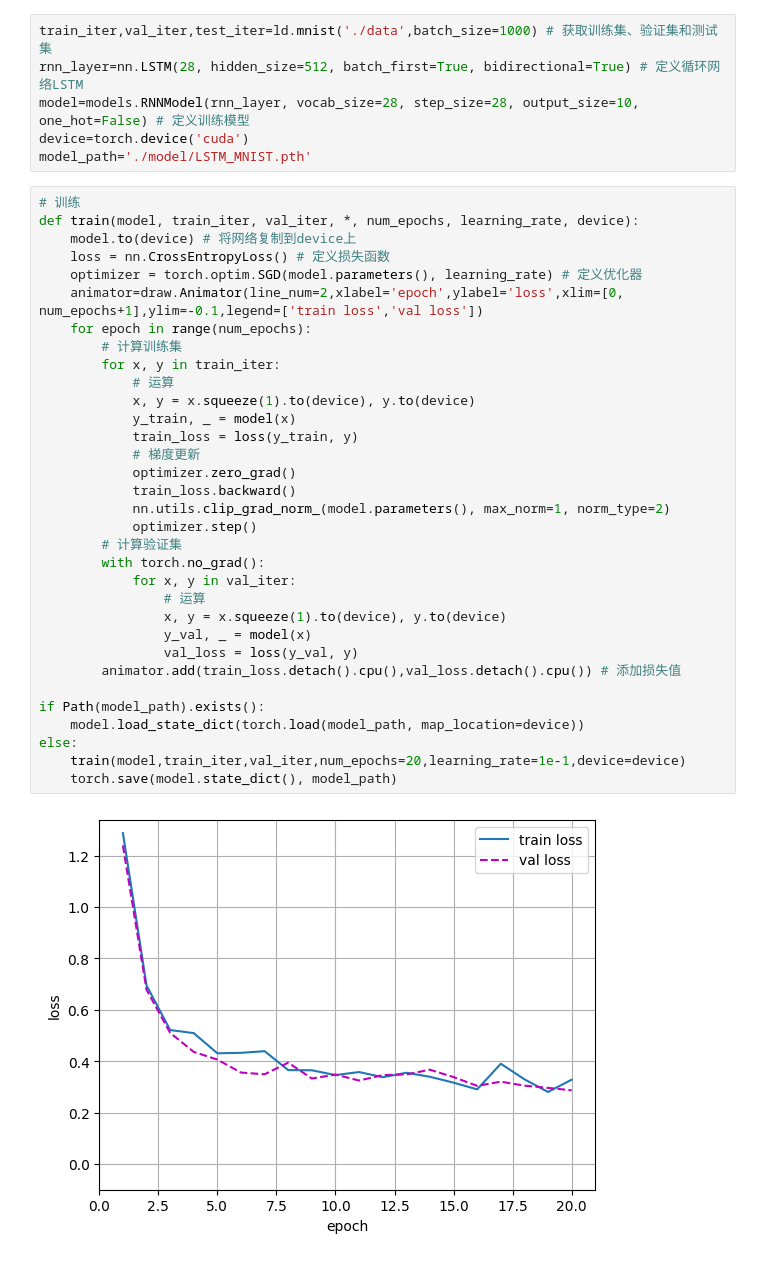
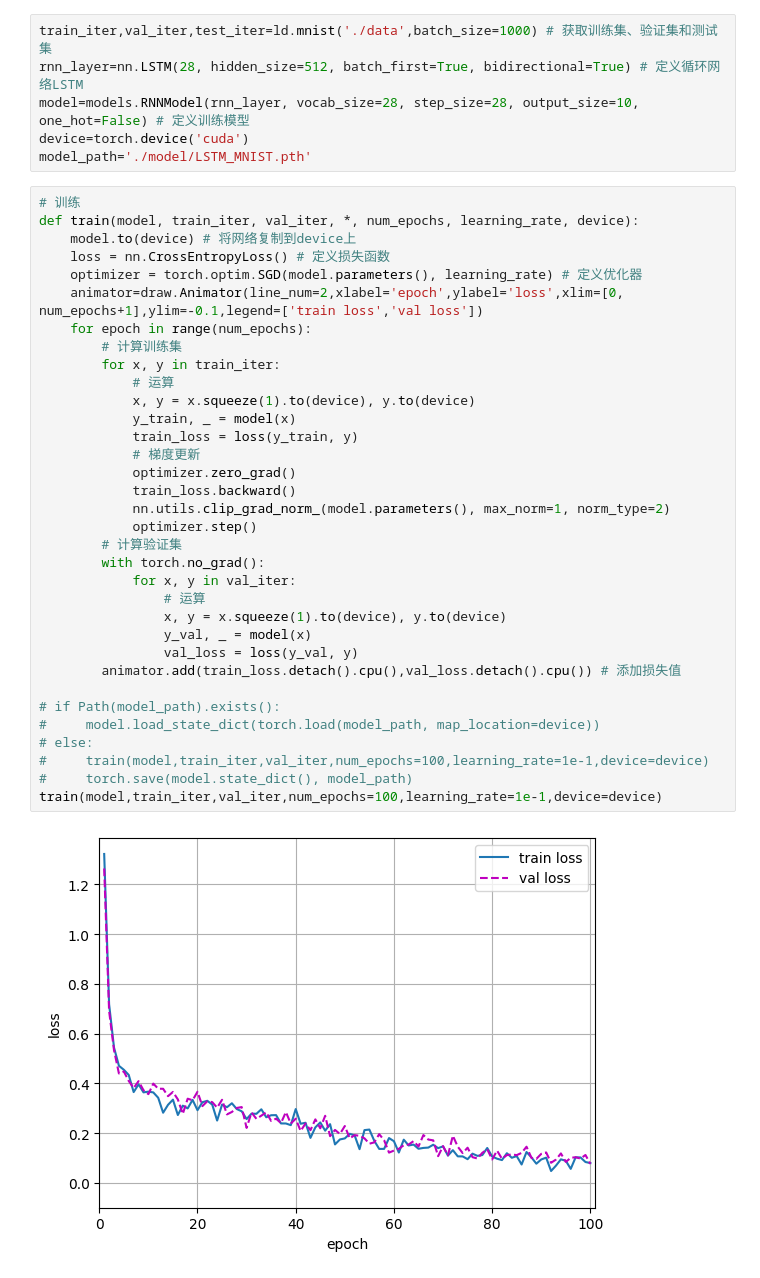
Before and after one commit to wliafe/homework, a Jupyter notebook: LSTM_MNIST.ipynb, the cells around one changed output. Cells and saved outputs as stored; diff of their text form.

Commit message:
epoch 100 图更新

```diff
--- a/LSTM_MNIST.ipynb
+++ b/LSTM_MNIST.ipynb
@@ -12,38 +12,39 @@ model_path='./model/LSTM_MNIST.pth'
 # %%
 # 训练
 def train(model, train_iter, val_iter, *, num_epochs, learning_rate, device):
     model.to(device) # 将网络复制到device上
     loss = nn.CrossEntropyLoss() # 定义损失函数
     optimizer = torch.optim.SGD(model.parameters(), learning_rate) # 定义优化器
     animator=draw.Animator(line_num=2,xlabel='epoch',ylabel='loss',xlim=[0, num_epochs+1],ylim=-0.1,legend=['train loss','val loss'])
     for epoch in range(num_epochs):
         # 计算训练集
         for x, y in train_iter:
             # 运算
             x, y = x.squeeze(1).to(device), y.to(device)
             y_train, _ = model(x)
             train_loss = loss(y_train, y)
             # 梯度更新
             optimizer.zero_grad()
             train_loss.backward()
             nn.utils.clip_grad_norm_(model.parameters(), max_norm=1, norm_type=2)
             optimizer.step()
         # 计算验证集
         with torch.no_grad():
             for x, y in val_iter:
                 # 运算
                 x, y = x.squeeze(1).to(device), y.to(device)
                 y_val, _ = model(x)
                 val_loss = loss(y_val, y)
         animator.add(train_loss.detach().cpu(),val_loss.detach().cpu()) # 添加损失值
 
-if Path(model_path).exists():
-    model.load_state_dict(torch.load(model_path, map_location=device))
-else:
-    train(model,train_iter,val_iter,num_epochs=20,learning_rate=1e-1,device=device)
-    torch.save(model.state_dict(), model_path)
+# if Path(model_path).exists():
+#     model.load_state_dict(torch.load(model_path, map_location=device))
+# else:
+#     train(model,train_iter,val_iter,num_epochs=100,learning_rate=1e-1,device=device)
+#     torch.save(model.state_dict(), model_path)
+train(model,train_iter,val_iter,num_epochs=100,learning_rate=1e-1,device=device)
 # %% [output]
-[figure, old version]
+[figure, new version]
 # %%
 # 测试模型
 def test(model,test_iter,device):
```
Also changed, not shown: parts of 2 cells of this notebook.
